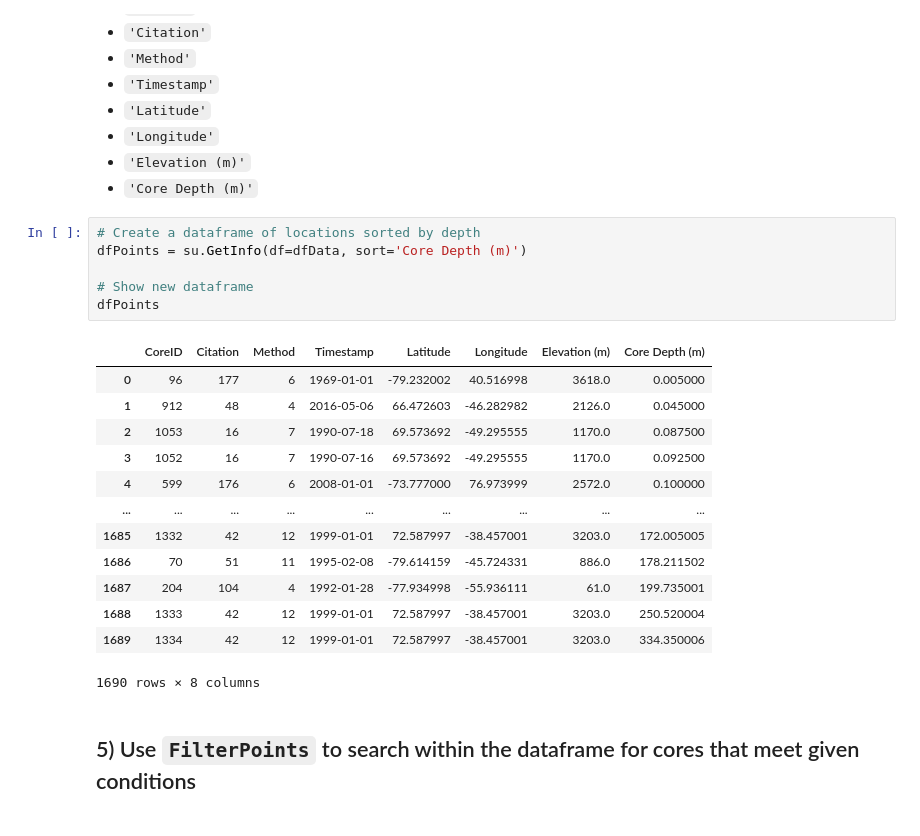
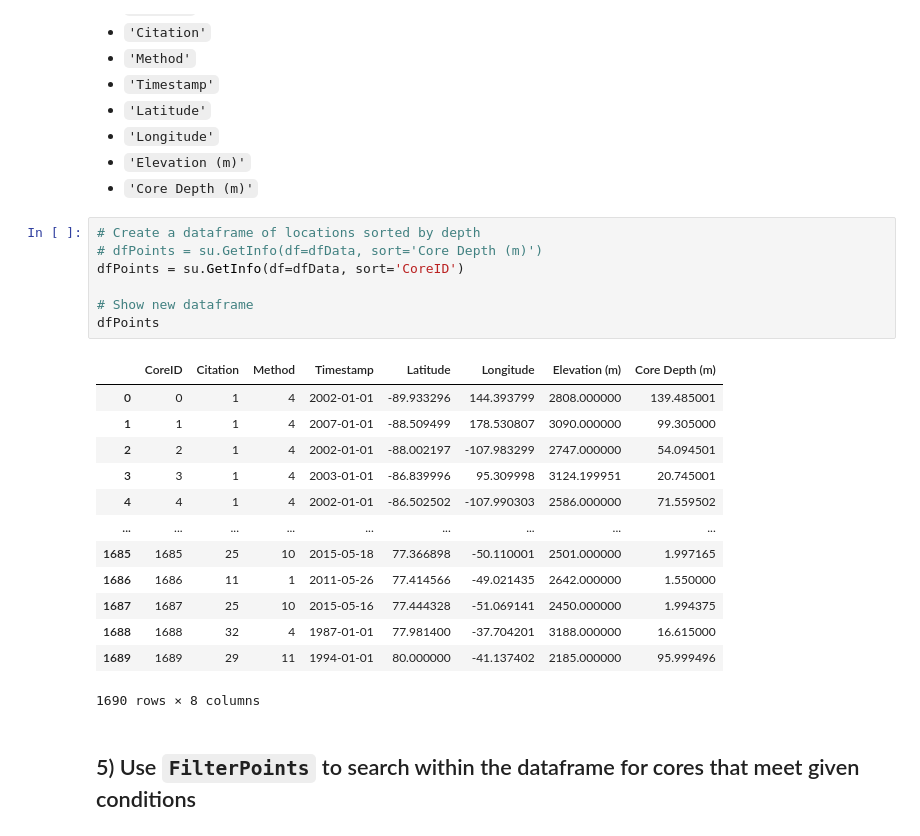
Before and after one commit to MeganTM/SUMMEDup, a Jupyter notebook: SUMMEDupTutorial.ipynb, the cells around one changed output. Cells and saved outputs as stored; diff of their text form.

```diff
--- a/SUMMEDupTutorial.ipynb
+++ b/SUMMEDupTutorial.ipynb
@@ -107,23 +107,24 @@ This function reads in the full processed dataframe and outputs a dataframe of i
 * `'Core Depth (m)'`
 # %%
 # Create a dataframe of locations sorted by depth
-dfPoints = su.GetInfo(df=dfData, sort='Core Depth (m)')
+# dfPoints = su.GetInfo(df=dfData, sort='Core Depth (m)')
+dfPoints = su.GetInfo(df=dfData, sort='CoreID')
 
 # Show new dataframe
 dfPoints
 # %% [output]
 |  | CoreID | Citation | Method | Timestamp | Latitude | Longitude | Elevation (m) | Core Depth (m) |
-| 0 | 96 | 177 | 6 | 1969-01-01 | -79.232002 | 40.516998 | 3618.0 | 0.005000 |
-| 1 | 912 | 48 | 4 | 2016-05-06 | 66.472603 | -46.282982 | 2126.0 | 0.045000 |
-| 2 | 1053 | 16 | 7 | 1990-07-18 | 69.573692 | -49.295555 | 1170.0 | 0.087500 |
-| 3 | 1052 | 16 | 7 | 1990-07-16 | 69.573692 | -49.295555 | 1170.0 | 0.092500 |
-| 4 | 599 | 176 | 6 | 2008-01-01 | -73.777000 | 76.973999 | 2572.0 | 0.100000 |
+| 0 | 0 | 1 | 4 | 2002-01-01 | -89.933296 | 144.393799 | 2808.000000 | 139.485001 |
+| 1 | 1 | 1 | 4 | 2007-01-01 | -88.509499 | 178.530807 | 3090.000000 | 99.305000 |
+| 2 | 2 | 1 | 4 | 2002-01-01 | -88.002197 | -107.983299 | 2747.000000 | 54.094501 |
+| 3 | 3 | 1 | 4 | 2003-01-01 | -86.839996 | 95.309998 | 3124.199951 | 20.745001 |
+| 4 | 4 | 1 | 4 | 2002-01-01 | -86.502502 | -107.990303 | 2586.000000 | 71.559502 |
 | ... | ... | ... | ... | ... | ... | ... | ... | ... |
-| 1685 | 1332 | 42 | 12 | 1999-01-01 | 72.587997 | -38.457001 | 3203.0 | 172.005005 |
-| 1686 | 70 | 51 | 11 | 1995-02-08 | -79.614159 | -45.724331 | 886.0 | 178.211502 |
-| 1687 | 204 | 104 | 4 | 1992-01-28 | -77.934998 | -55.936111 | 61.0 | 199.735001 |
-| 1688 | 1333 | 42 | 12 | 1999-01-01 | 72.587997 | -38.457001 | 3203.0 | 250.520004 |
-| 1689 | 1334 | 42 | 12 | 1999-01-01 | 72.587997 | -38.457001 | 3203.0 | 334.350006 |
+| 1685 | 1685 | 25 | 10 | 2015-05-18 | 77.366898 | -50.110001 | 2501.000000 | 1.997165 |
+| 1686 | 1686 | 11 | 1 | 2011-05-26 | 77.414566 | -49.021435 | 2642.000000 | 1.550000 |
+| 1687 | 1687 | 25 | 10 | 2015-05-16 | 77.444328 | -51.069141 | 2450.000000 | 1.994375 |
+| 1688 | 1688 | 32 | 4 | 1987-01-01 | 77.981400 | -37.704201 | 3188.000000 | 16.615000 |
+| 1689 | 1689 | 29 | 11 | 1994-01-01 | 80.000000 | -41.137402 | 2185.000000 | 95.999496 |
 1690 rows × 8 columns
 # %% [markdown]
 ## 5) Use `FilterPoints` to search within the dataframe for cores that meet given conditions
```
Also changed, not shown: parts of 5 cells of this notebook.
